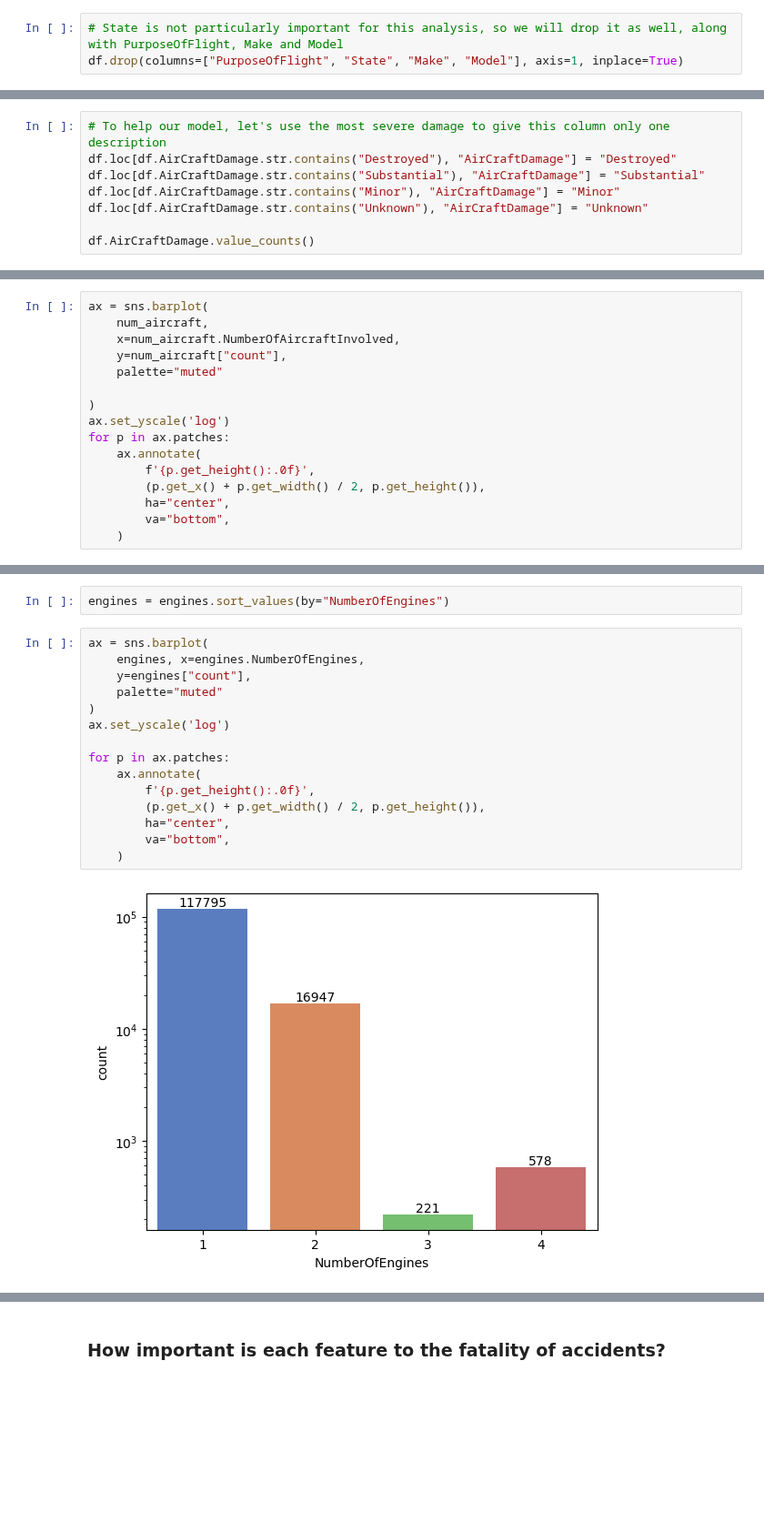
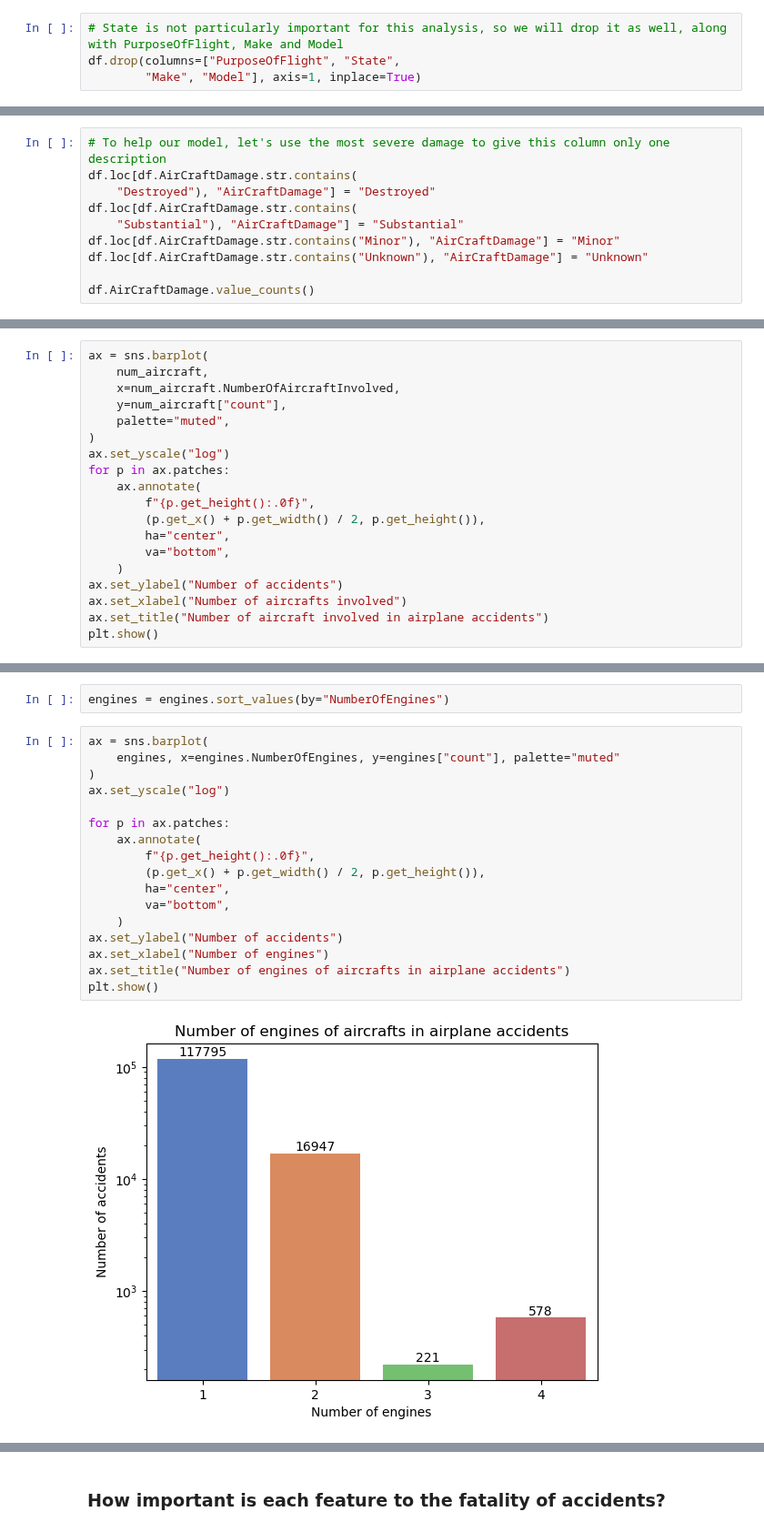
Before and after one commit to deniselouzada/air-accident-reports, a Jupyter notebook: ntsb-accidents.ipynb, the cells around one changed output, grey strips where cells are left out. Shown at 91% size. Cells and saved outputs as stored; diff of their text form; blank space fills up the shorter version.

```diff
--- a/ntsb-accidents.ipynb
+++ b/ntsb-accidents.ipynb
@@ -149,7 +149,8 @@ dtype: int64
 df.drop("ProbableCause", axis=1, inplace=True)
 # %%
 # State is not particularly important for this analysis, so we will drop it as well, along with PurposeOfFlight, Make and Model
-df.drop(columns=["PurposeOfFlight", "State", "Make", "Model"], axis=1, inplace=True)
+df.drop(columns=["PurposeOfFlight", "State",
+        "Make", "Model"], axis=1, inplace=True)
 # %%
 df.isna().sum().sort_values(ascending=False)
 # %% [output]
@@ -582,8 +583,10 @@ Minor,None                                1
 Name: count, dtype: int64
 # %%
 # To help our model, let's use the most severe damage to give this column only one description
-df.loc[df.AirCraftDamage.str.contains("Destroyed"), "AirCraftDamage"] = "Destroyed"
-df.loc[df.AirCraftDamage.str.contains("Substantial"), "AirCraftDamage"] = "Substantial"
+df.loc[df.AirCraftDamage.str.contains(
+    "Destroyed"), "AirCraftDamage"] = "Destroyed"
+df.loc[df.AirCraftDamage.str.contains(
+    "Substantial"), "AirCraftDamage"] = "Substantial"
 df.loc[df.AirCraftDamage.str.contains("Minor"), "AirCraftDamage"] = "Minor"
 df.loc[df.AirCraftDamage.str.contains("Unknown"), "AirCraftDamage"] = "Unknown"
 
@@ -1020,15 +1052,18 @@ ax = sns.barplot(
     num_aircraft,
     x=num_aircraft.NumberOfAircraftInvolved,
     y=num_aircraft["count"],
-    palette="muted"
-
+    palette="muted",
 )
-ax.set_yscale('log')
+ax.set_yscale("log")
 for p in ax.patches:
     ax.annotate(
-        f'{p.get_height():.0f}',
+        f"{p.get_height():.0f}",
         (p.get_x() + p.get_width() / 2, p.get_height()),
         ha="center",
         va="bottom",
     )
+ax.set_ylabel("Number of accidents")
+ax.set_xlabel("Number of aircrafts involved")
+ax.set_title("Number of aircraft involved in airplane accidents")
+plt.show()
 # %% [output]
@@ -1065,21 +1100,23 @@ engines.drop(index=4, inplace=True)
 engines = engines.sort_values(by="NumberOfEngines")
 # %%
 ax = sns.barplot(
-    engines, x=engines.NumberOfEngines,
-    y=engines["count"],
-    palette="muted"
+    engines, x=engines.NumberOfEngines, y=engines["count"], palette="muted"
 )
-ax.set_yscale('log')
+ax.set_yscale("log")
 
 for p in ax.patches:
     ax.annotate(
-        f'{p.get_height():.0f}',
+        f"{p.get_height():.0f}",
         (p.get_x() + p.get_width() / 2, p.get_height()),
         ha="center",
         va="bottom",
     )
+ax.set_ylabel("Number of accidents")
+ax.set_xlabel("Number of engines")
+ax.set_title("Number of engines of aircrafts in airplane accidents")
+plt.show()
 # %% [output]
-[figure, old version]
+[figure, new version]
 # %%
 df.sample(5)
 # %% [output]
```
Also changed, not shown: parts of 33 cells of this notebook.
